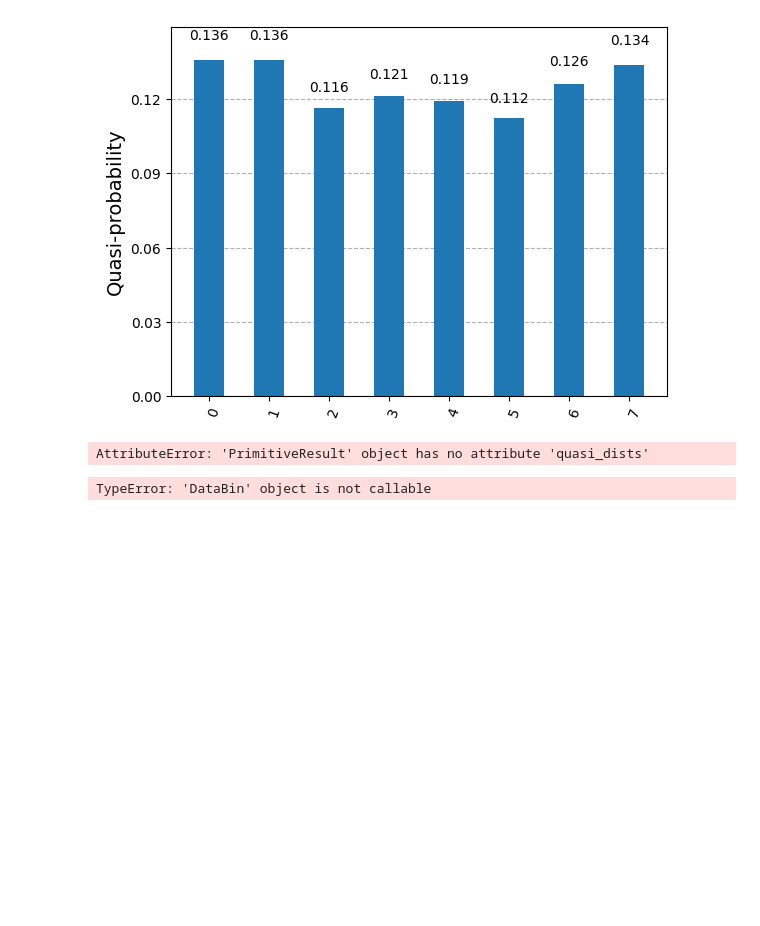
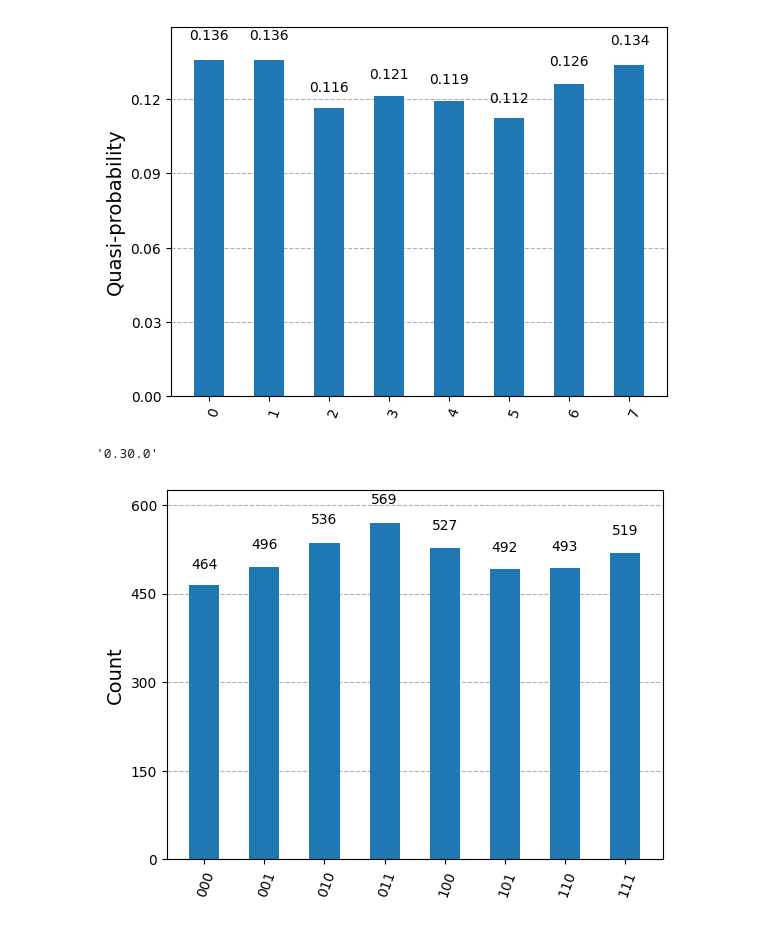
Before and after one commit to yubrajbhandari923/wiggleRNG, a Jupyter notebook: step_1.ipynb, the cells around one changed output. Cells and saved outputs as stored; diff of their text form; code cells hidden in the pictures; blank space fills up the shorter version.

```diff
--- a/main.ipynb
+++ b/step_1.ipynb
@@ -28,6 +28,11 @@ plot_histogram(sim_result.quasi_dists[0])
 # %% [output]
 {4: 0.119140625, 6: 0.1259765625, 1: 0.1357421875, 5: 0.1123046875, 7: 0.1337890625, 3: 0.12109375, 2: 0.1162109375, 0: 0.1357421875}
 [figure]
+# %%
+import qiskit_ibm_runtime
+qiskit_ibm_runtime.__version__
+# %% [output]
+'0.30.0'
 # %%
 from qiskit_ibm_runtime import Sampler as IBMSampler
 from qiskit_ibm_runtime import QiskitRuntimeService
@@ -40,15 +45,10 @@ backend = service.least_busy(operational=True, simulator=False)
 pm = generate_preset_pass_manager(backend=backend, optimization_level=1)
 isa_circuit = pm.run(c)
 
-job = IBMSampler(backend).run([isa_circuit])
-result = job.result()
+ibm_job = IBMSampler(backend).run([isa_circuit])
+result = ibm_job.result()
-# %% [output]
-AttributeError: 'PrimitiveResult' object has no attribute 'quasi_dists'
-# %%
-from qiskit.result import marginal_counts
-from qiskit.visualization import plot_histogram
-
-counts = marginal_counts(result[0].data(), [0, 1, 2])
-plot_histogram(counts)
-# %% [output]
-TypeError: 'DataBin' object is not callable
+# %%
+ibm_result = ibm_job.result()
+plot_histogram(ibm_result[0].data["meas"].get_counts())
+# %% [output]
+[figure, added]
```
Also changed, not shown: 1 other file.
